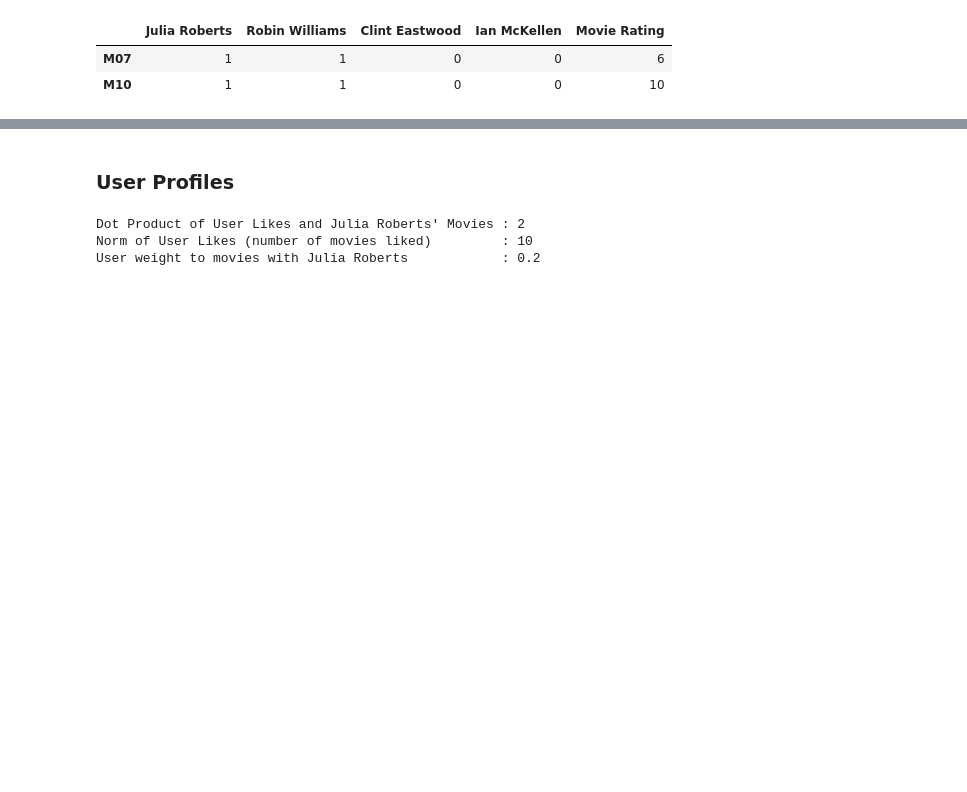
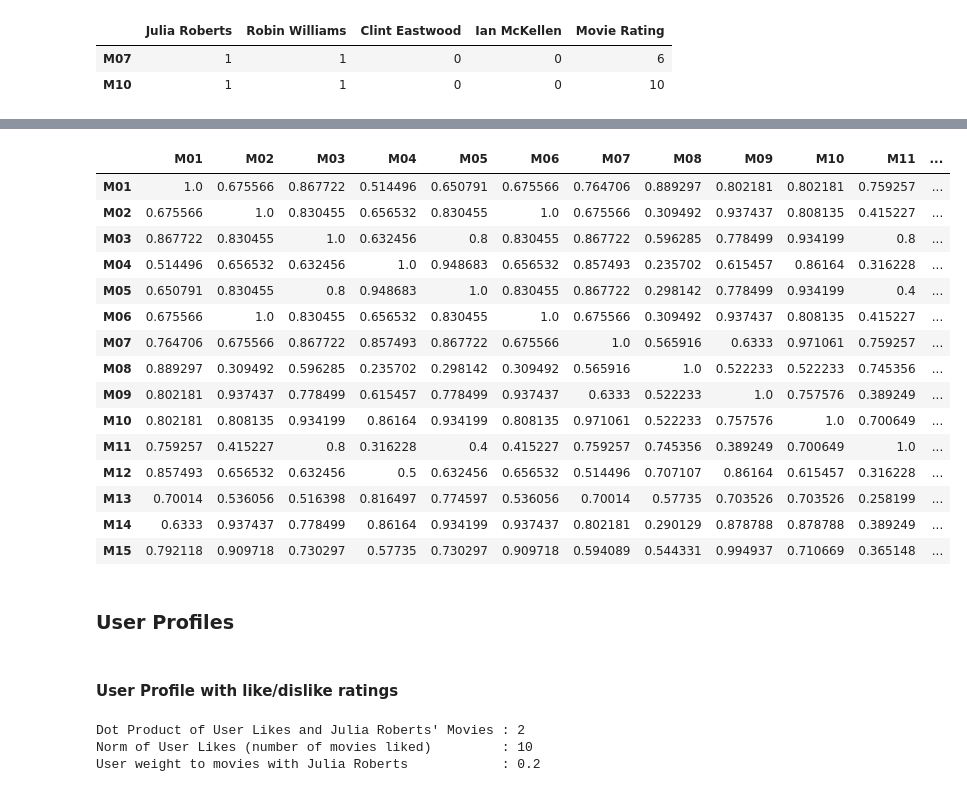
Before and after one commit to drolsonmi/math3280, a Jupyter notebook: Notes/3280_06_Recommendations.ipynb, the cells around one changed output, grey strips where cells are left out. Cells and saved outputs as stored; diff of their text form; code cells hidden in the pictures; blank space fills up the shorter version.

```diff
--- a/Notes/3280_06_Recommendations.ipynb
+++ b/Notes/3280_06_Recommendations.ipynb
@@ -73,7 +83,7 @@ movie_casts
 # %%
-def cosine_distance(item_1,item_2):
-    dotproduct = np.dot(movie_casts.loc[item_1], movie_casts.loc[item_2])
-    norms = np.dot(movie_casts.loc[item_1], movie_casts.loc[item_1])*np.dot(movie_casts.loc[item_2], movie_casts.loc[item_2])
+def cosine_distance(vector_1,vector_2):
+    dotproduct = np.dot(vector_1, vector_2)
+    norms = np.dot(vector_1, vector_1)*np.dot(vector_2, vector_2)
     return dotproduct/np.sqrt(norms)
 # %%
 ## Example 9.2
@@ -91,5 +105,35 @@ movie_comparison
+# %%
+alpha = 0.5
+movie_comparison = movie_casts.copy()
+movie_comparison['Movie Rating'] *= alpha
+
+distances = pd.DataFrame(columns=movies)
+for movie1 in movies:
+    for movie2 in movies:
+        distances.loc[movie1,movie2] = cosine_distance(movie_comparison.loc[movie1],movie_comparison.loc[movie2])
+
+distances
+# %% [output]
+|  | M01 | M02 | M03 | M04 | M05 | M06 | M07 | M08 | M09 | M10 | M11 | ... |
+| M01 | 1.0 | 0.675566 | 0.867722 | 0.514496 | 0.650791 | 0.675566 | 0.764706 | 0.889297 | 0.802181 | 0.802181 | 0.759257 | ... |
+| M02 | 0.675566 | 1.0 | 0.830455 | 0.656532 | 0.830455 | 1.0 | 0.675566 | 0.309492 | 0.937437 | 0.808135 | 0.415227 | ... |
+| M03 | 0.867722 | 0.830455 | 1.0 | 0.632456 | 0.8 | 0.830455 | 0.867722 | 0.596285 | 0.778499 | 0.934199 | 0.8 | ... |
+| M04 | 0.514496 | 0.656532 | 0.632456 | 1.0 | 0.948683 | 0.656532 | 0.857493 | 0.235702 | 0.615457 | 0.86164 | 0.316228 | ... |
+| M05 | 0.650791 | 0.830455 | 0.8 | 0.948683 | 1.0 | 0.830455 | 0.867722 | 0.298142 | 0.778499 | 0.934199 | 0.4 | ... |
+| M06 | 0.675566 | 1.0 | 0.830455 | 0.656532 | 0.830455 | 1.0 | 0.675566 | 0.309492 | 0.937437 | 0.808135 | 0.415227 | ... |
+| M07 | 0.764706 | 0.675566 | 0.867722 | 0.857493 | 0.867722 | 0.675566 | 1.0 | 0.565916 | 0.6333 | 0.971061 | 0.759257 | ... |
+| M08 | 0.889297 | 0.309492 | 0.596285 | 0.235702 | 0.298142 | 0.309492 | 0.565916 | 1.0 | 0.522233 | 0.522233 | 0.745356 | ... |
+| M09 | 0.802181 | 0.937437 | 0.778499 | 0.615457 | 0.778499 | 0.937437 | 0.6333 | 0.522233 | 1.0 | 0.757576 | 0.389249 | ... |
+| M10 | 0.802181 | 0.808135 | 0.934199 | 0.86164 | 0.934199 | 0.808135 | 0.971061 | 0.522233 | 0.757576 | 1.0 | 0.700649 | ... |
+| M11 | 0.759257 | 0.415227 | 0.8 | 0.316228 | 0.4 | 0.415227 | 0.759257 | 0.745356 | 0.389249 | 0.700649 | 1.0 | ... |
+| M12 | 0.857493 | 0.656532 | 0.632456 | 0.5 | 0.632456 | 0.656532 | 0.514496 | 0.707107 | 0.86164 | 0.615457 | 0.316228 | ... |
+| M13 | 0.70014 | 0.536056 | 0.516398 | 0.816497 | 0.774597 | 0.536056 | 0.70014 | 0.57735 | 0.703526 | 0.703526 | 0.258199 | ... |
+| M14 | 0.6333 | 0.937437 | 0.778499 | 0.86164 | 0.934199 | 0.937437 | 0.802181 | 0.290129 | 0.878788 | 0.878788 | 0.389249 | ... |
+| M15 | 0.792118 | 0.909718 | 0.730297 | 0.57735 | 0.730297 | 0.909718 | 0.594089 | 0.544331 | 0.994937 | 0.710669 | 0.365148 | ... |
 # %% [markdown]
 ### User Profiles
+# %% [markdown]
+#### User Profile with like/dislike ratings
 # %%
 ## User Profile
 ## Example 9.3 : Movies given only likes or dislikes
```
Also changed, not shown: parts of 38 cells of this notebook.
